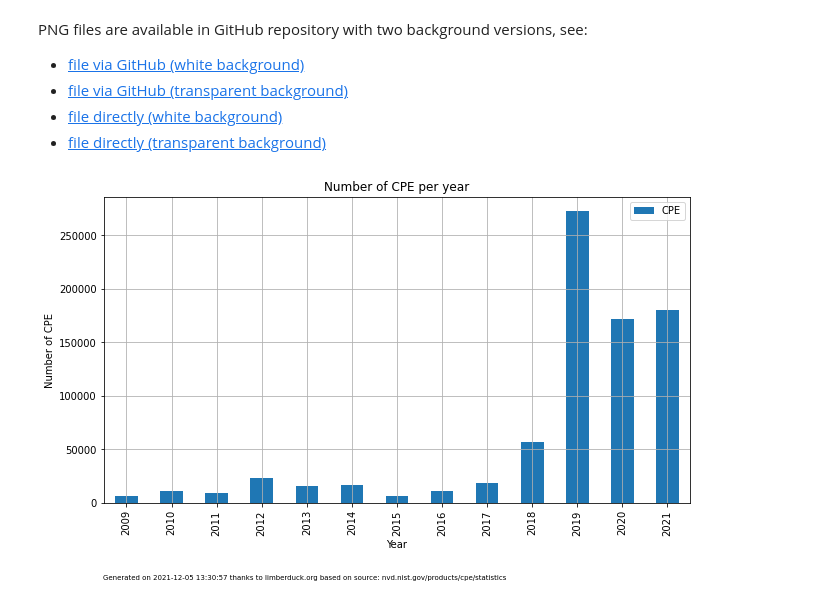
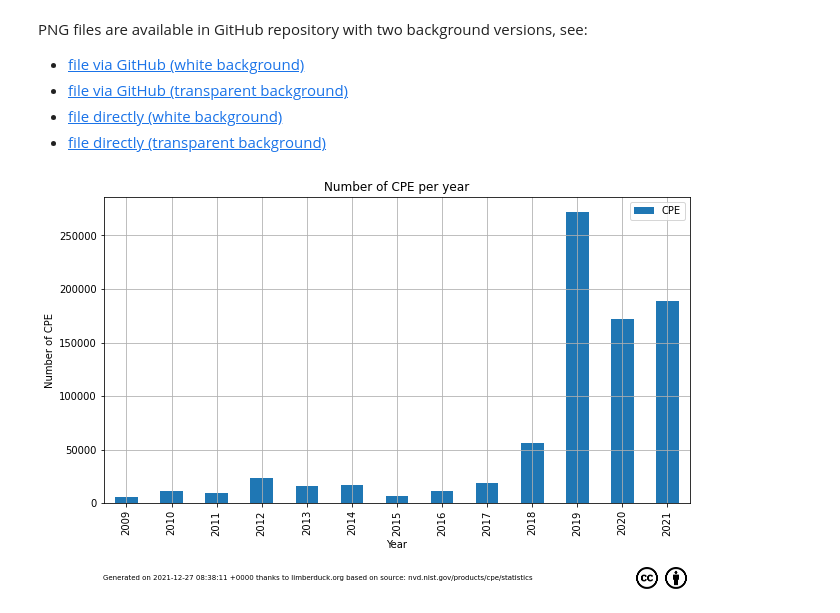
Before and after one commit to LimberDuck/limberduck.org, a Jupyter notebook: docs/notebooks/cpe/cpe.ipynb, the cells around one changed output. Drawn from its saved outputs; the diff is of its cells as text; code cells hidden in the pictures.

```diff
--- a/docs/notebooks/cpe/cpe.ipynb
+++ b/docs/notebooks/cpe/cpe.ipynb
@@ -121,24 +155,36 @@ PNG files are available in GitHub repository with two background versions, see:
 # %%
 import pandas as pd
 import matplotlib.pyplot as plt
-import datetime
+import numpy as np
+
+import urllib
 
 df = pd.read_csv(csv_filename)
 
 df.plot(x='Year',
         xlabel='Year',
         y='Summary',
         ylabel='Number of CPE',
         kind='bar',
         title='Number of CPE per year')
 plt.tight_layout()
 plt.legend(['CPE'])
-plt.figtext(0.16, 0.02, f"Generated on {datetime.datetime.now().strftime('%Y-%m-%d %H:%M:%S')} thanks to limberduck.org based on source: nvd.nist.gov/products/cpe/statistics", ha="left", fontsize=7)
+plt.figtext(0.16, 0.02, f"Generated on {generation_time} thanks to limberduck.org based on source: nvd.nist.gov/products/cpe/statistics", ha="left", fontsize=7)
 fig = plt.gcf()
 fig.set_size_inches(10,6)
 fig.patch.set_facecolor('white')
 plt.grid(True)
+
+img_cc = plt.imread('cc.xlarge.png')
+newax_cc = fig.add_axes([0.88, 0.0, 0.05, 0.05], anchor='NE', zorder=-1)
+newax_cc.imshow(img_cc)
+newax_cc.axis('off')
+img_by = plt.imread('by.xlarge.png')
+newax_by = fig.add_axes([0.92, 0.0, 0.05, 0.05], anchor='NE', zorder=-1)
+newax_by.imshow(img_by)
+newax_by.axis('off')
+
 plt.savefig('cpe-number-of-new-entries-bg-white.png', dpi = 300, facecolor = 'white')
 plt.savefig('cpe-number-of-new-entries-bg-transparent.png', dpi = 300, transparent = True)
 # %% [output]
-[figure, old version]
+[figure, new version]
```
Also changed, not shown: parts of 6 cells of this notebook, 3 other files.
